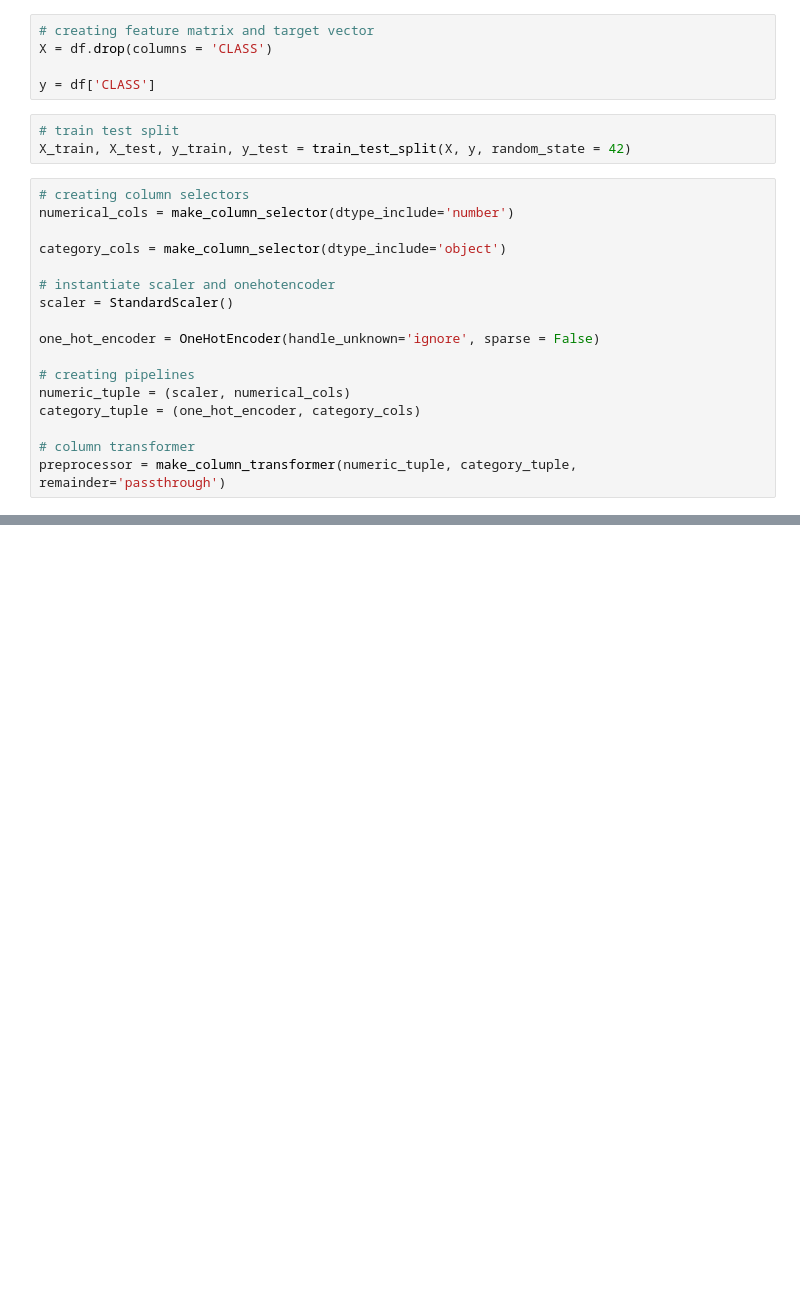
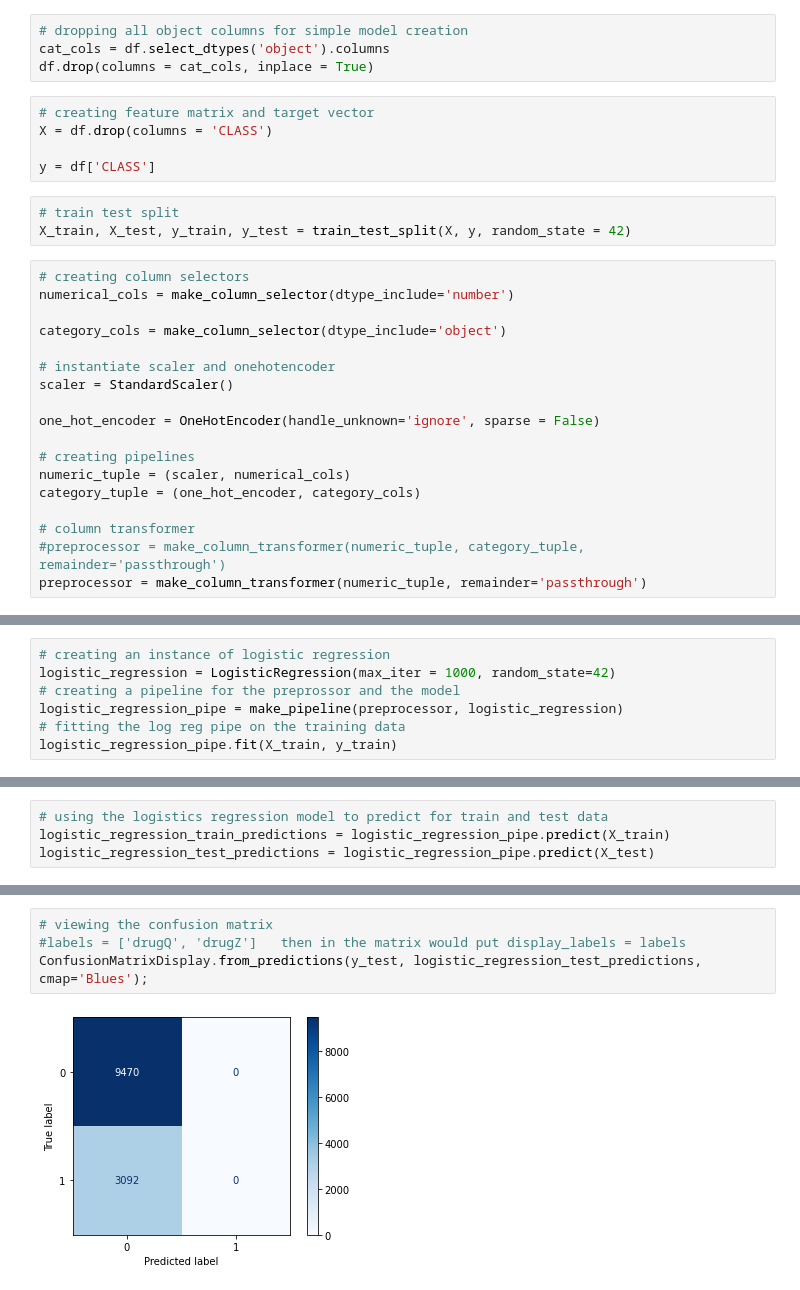
Before and after one commit to laffertybrian/W_William_Project_001, a Jupyter notebook: Genetic_Variant_Classification.ipynb, the cells around one changed output, grey strips where cells are left out. Cells and saved outputs as stored; diff of their text form; blank space fills up the shorter version.

Commit message:
Created four basic predictive models on numerical data only

```diff
--- a/Genetic_Variant_Classification.ipynb
+++ b/Genetic_Variant_Classification.ipynb
@@ -166,6 +172,10 @@ summary
 | CADD_RAW | float64 | 50248 | 0 | 1.0 | [-0.543433, 3.424422, 1.126629, 2... | 50071 |
 # %% [markdown]
 ###Prepare data for modling
+# %%
+# dropping all object columns for simple model creation
+cat_cols = df.select_dtypes('object').columns
+df.drop(columns = cat_cols, inplace = True)
 # %%
 # creating feature matrix and target vector
 X = df.drop(columns = 'CLASS')
@@ -190,6 +200,7 @@ numeric_tuple = (scaler, numerical_cols)
 category_tuple = (one_hot_encoder, category_cols)
 
 # column transformer
-preprocessor = make_column_transformer(numeric_tuple, category_tuple, remainder='passthrough')
+#preprocessor = make_column_transformer(numeric_tuple, category_tuple, remainder='passthrough')
+preprocessor = make_column_transformer(numeric_tuple, remainder='passthrough')
 # %%
 # transform train and test dataset
@@ -198,0 +214,7 @@ X_test_processed = preprocessor.transform(X_test)
+# %%
+# creating an instance of logistic regression
+logistic_regression = LogisticRegression(max_iter = 1000, random_state=42)
+# creating a pipeline for the preprossor and the model
+logistic_regression_pipe = make_pipeline(preprocessor, logistic_regression)
+# fitting the log reg pipe on the training data
+logistic_regression_pipe.fit(X_train, y_train)
@@ -198,0 +229,4 @@ X_test_processed = preprocessor.transform(X_test)
+# %%
+# using the logistics regression model to predict for train and test data
+logistic_regression_train_predictions = logistic_regression_pipe.predict(X_train)
+logistic_regression_test_predictions = logistic_regression_pipe.predict(X_test)
@@ -198,0 +249,6 @@ X_test_processed = preprocessor.transform(X_test)
+# %%
+# viewing the confusion matrix
+#labels = ['drugQ', 'drugZ']   then in the matrix would put display_labels = labels
+ConfusionMatrixDisplay.from_predictions(y_test, logistic_regression_test_predictions, cmap='Blues');
+# %% [output]
+[figure, added]
```
Also changed, not shown: parts of 26 cells of this notebook.
